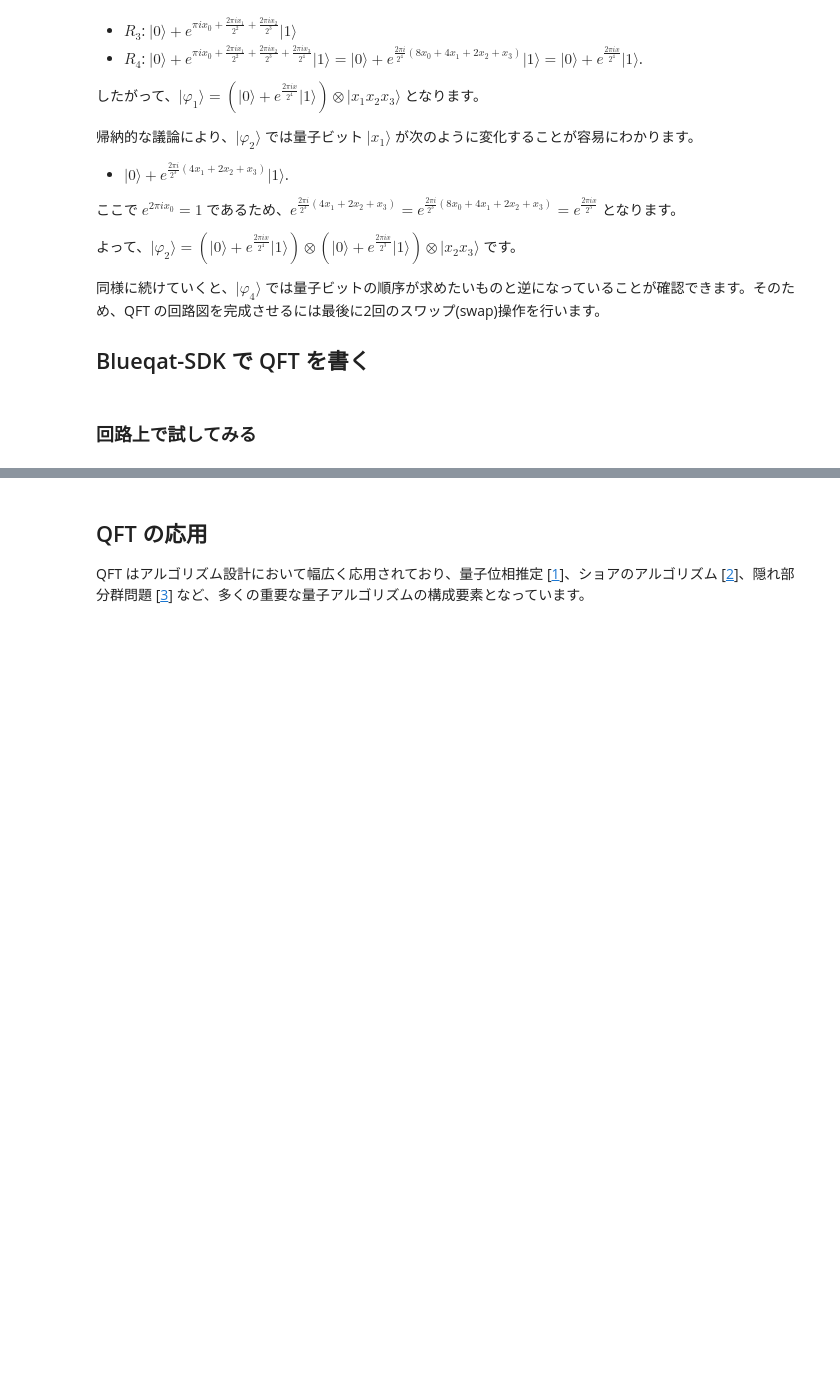
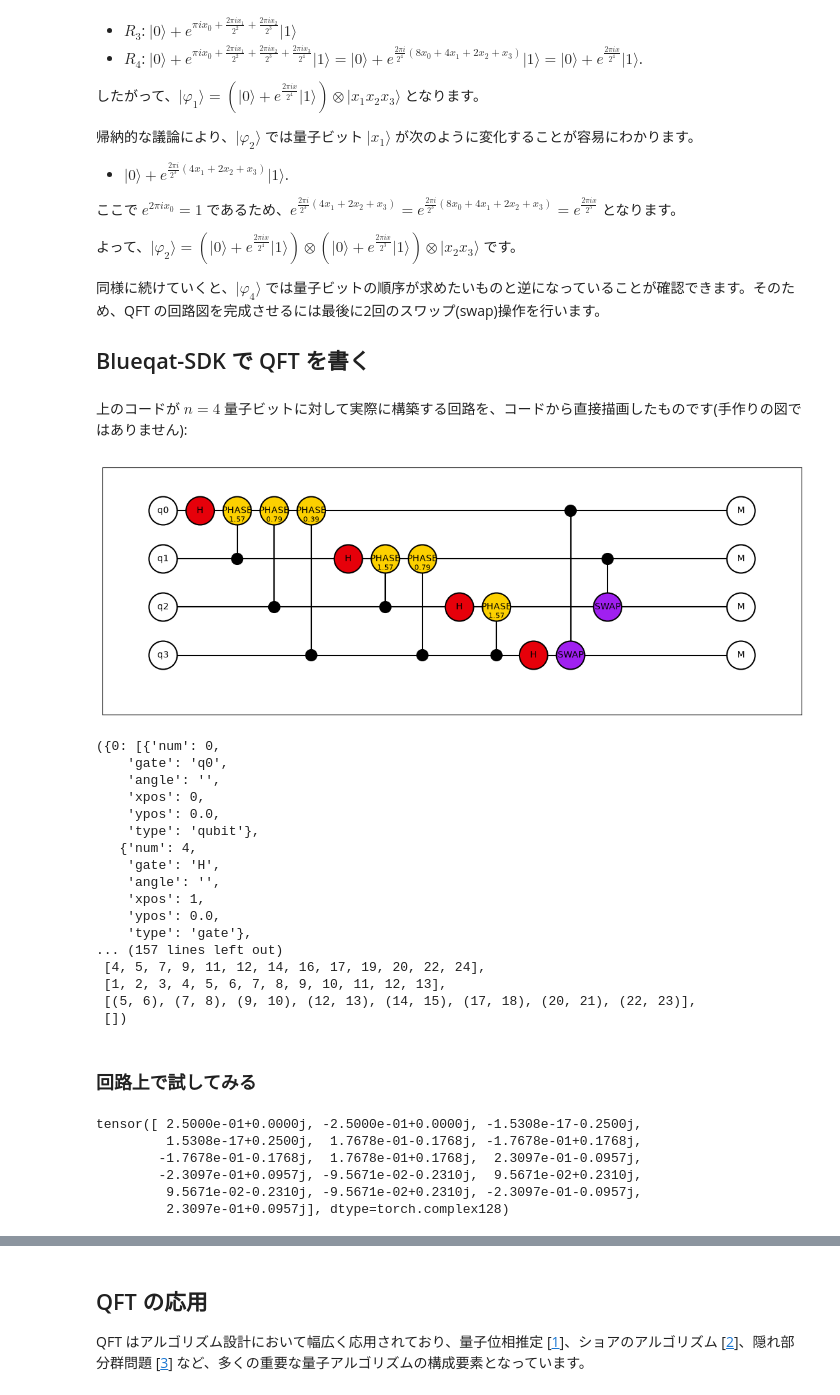
Before and after one commit to blueqat/blueqat-tutorials, a Jupyter notebook: tutorial/ja/300_qft.ipynb, the cells around one changed output, grey strips where cells are left out. Drawn from its saved outputs; the diff is of its cells as text; code cells hidden in the pictures; blank space fills up the shorter version.

```diff
--- a/tutorial/ja/300_qft.ipynb
+++ b/tutorial/ja/300_qft.ipynb
@@ -81,7 +79,32 @@ def apply_qft(circuit: Circuit(), qubits):
             circuit.cphase(math.pi/(2 ** (j-i)))[qubits[j],qubits[i]] # Apply gate CR_{j-i}(qubit j, qubit i)
     # Reverse the order of qubits at the end
     for i in range(int(num_qubits/2)):
-        circuit.swap(qubits[i],qubits[num_qubits-i-1])
+        circuit.swap[qubits[i],qubits[num_qubits-i-1]]
+# %% [markdown]
+上のコードが $n=4$ 量子ビットに対して実際に構築する回路を、コードから直接描画したものです(手作りの図ではありません):
+# %%
+demo_circuit = Circuit(4)
+apply_qft(demo_circuit, range(4))
+demo_circuit.run(backend="draw")
+# %% [output]
+[figure, added]
+({0: [{'num': 0,
+    'gate': 'q0',
+    'angle': '',
+    'xpos': 0,
+    'ypos': 0.0,
+    'type': 'qubit'},
+   {'num': 4,
+    'gate': 'H',
+    'angle': '',
+    'xpos': 1,
+    'ypos': 0.0,
+    'type': 'gate'},
+... (157 lines left out)
+ [4, 5, 7, 9, 11, 12, 14, 16, 17, 19, 20, 22, 24],
+ [1, 2, 3, 4, 5, 6, 7, 8, 9, 10, 11, 12, 13],
+ [(5, 6), (7, 8), (9, 10), (12, 13), (14, 15), (17, 18), (20, 21), (22, 23)],
+ [])
 # %% [markdown]
 ### 回路上で試してみる
 # %%
@@ -90,6 +113,13 @@ qc = Circuit()
 qc.x[:]  # Prepare the state |1111>
 apply_qft(qc, range(n))
 qc.run()
+# %% [output]
+tensor([ 2.5000e-01+0.0000j, -2.5000e-01+0.0000j, -1.5308e-17-0.2500j,
+         1.5308e-17+0.2500j,  1.7678e-01-0.1768j, -1.7678e-01+0.1768j,
+        -1.7678e-01-0.1768j,  1.7678e-01+0.1768j,  2.3097e-01-0.0957j,
+        -2.3097e-01+0.0957j, -9.5671e-02-0.2310j,  9.5671e-02+0.2310j,
+         9.5671e-02-0.2310j, -9.5671e-02+0.2310j, -2.3097e-01-0.0957j,
+         2.3097e-01+0.0957j], dtype=torch.complex128)
 # %% [markdown]
 QFT は各量子ビットの位相のみを変化させるため、測定によって物理的に観測することはできません。以下は $\text{QFT}(|1111\rangle)$ から得られる上記の状態ベクトルを可視化したものです。
 
```
Also changed, not shown: parts of 1 cell of this notebook, 7 other files.
